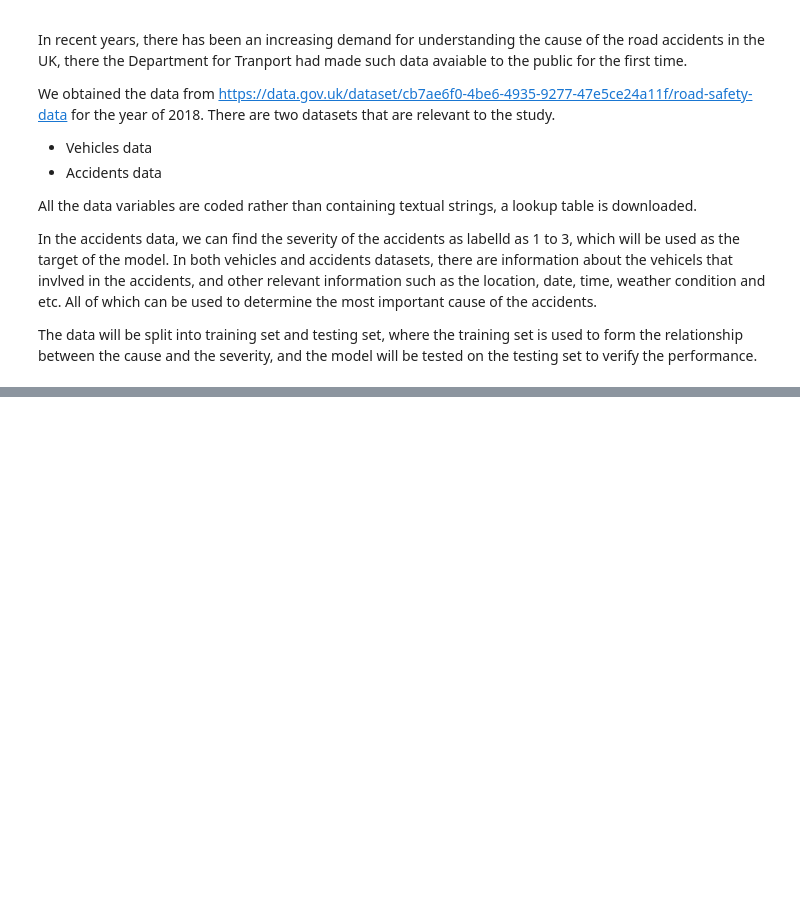
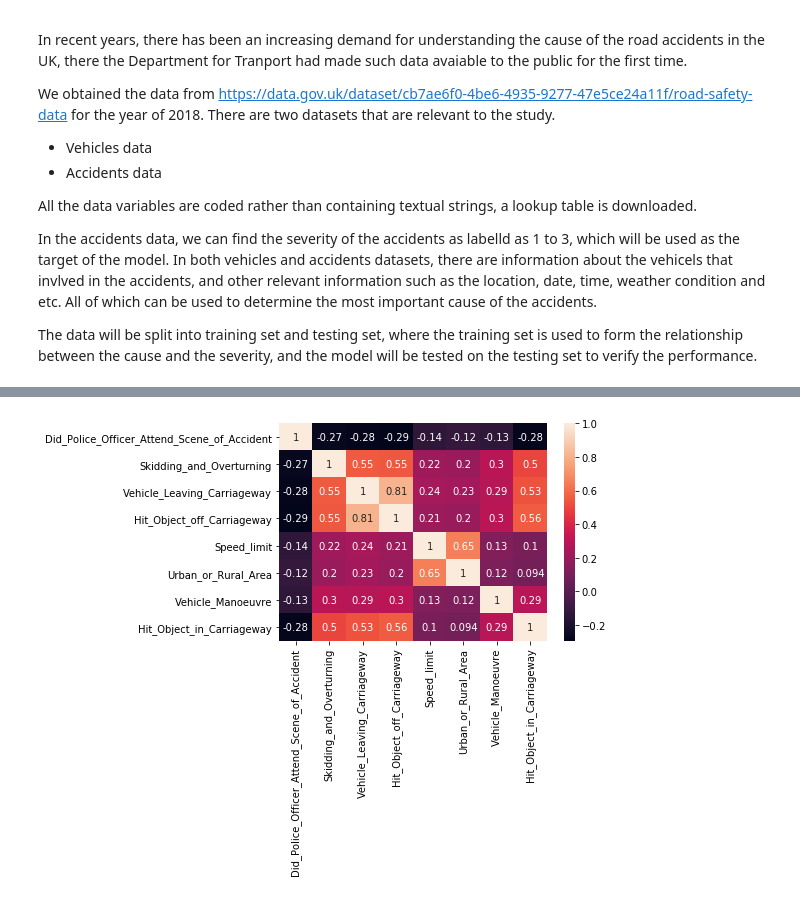
Before and after one commit to XChe2020/Coursera-Project, a Jupyter notebook: Week2.ipynb, the cells around one changed output, grey strips where cells are left out. Cells and saved outputs as stored; diff of their text form; code cells hidden in the pictures; blank space fills up the shorter version.

```diff
--- a/Week2.ipynb
+++ b/Week2.ipynb
@@ -31,0 +71,3 @@ Hello Capstone Project Course!
+# %%
+Accidents['Date']=pd.to_datetime(Accidents['Date'])
+pd.to_datetime(Accidents['Time'],format='%H:%M').dt.time
@@ -31,0 +98,3 @@ Hello Capstone Project Course!
+# %%
+Combined = pd.merge(Accidents,Vehicles,how='left',on='Accident_Index')
+Combined['Accident_Index'].nunique()
@@ -31,0 +123,3 @@ Hello Capstone Project Course!
+# %%
+Combined.dropna(inplace=True)
+#Combined['Accident_Index'].nunique()
@@ -31,0 +152,2 @@ Hello Capstone Project Course!
+# %%
+Combined.drop(columns=['Junction_Control','2nd_Road_Class','Accident_Index','Time','Local_Authority_(Highway)','LSOA_of_Accident_Location'],inplace=True)
@@ -31,0 +204,12 @@ Hello Capstone Project Course!
+# %%
+import seaborn as sn
+import matplotlib.pyplot as plt
+
+X = Combined[['Did_Police_Officer_Attend_Scene_of_Accident', 'Skidding_and_Overturning', 'Vehicle_Leaving_Carriageway', 'Hit_Object_off_Carriageway', 'Speed_limit', 'Urban_or_Rural_Area', 'Vehicle_Manoeuvre', 'Hit_Object_in_Carriageway']]
+
+corrMatrix = X.corr(method='spearman')
+
+sn.heatmap(corrMatrix,annot=True)
+plt.show()
+# %% [output]
+[figure, added]
```
Also changed, not shown: parts of 38 cells of this notebook.
